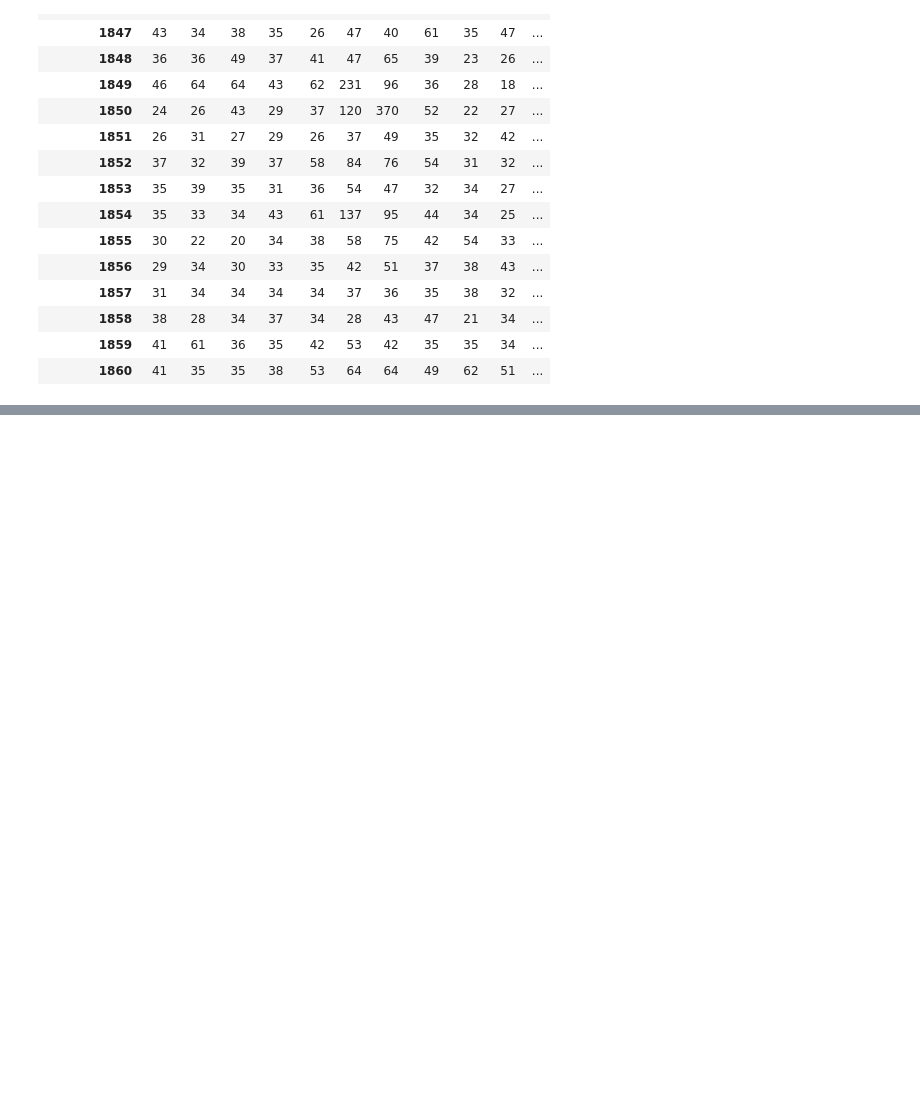
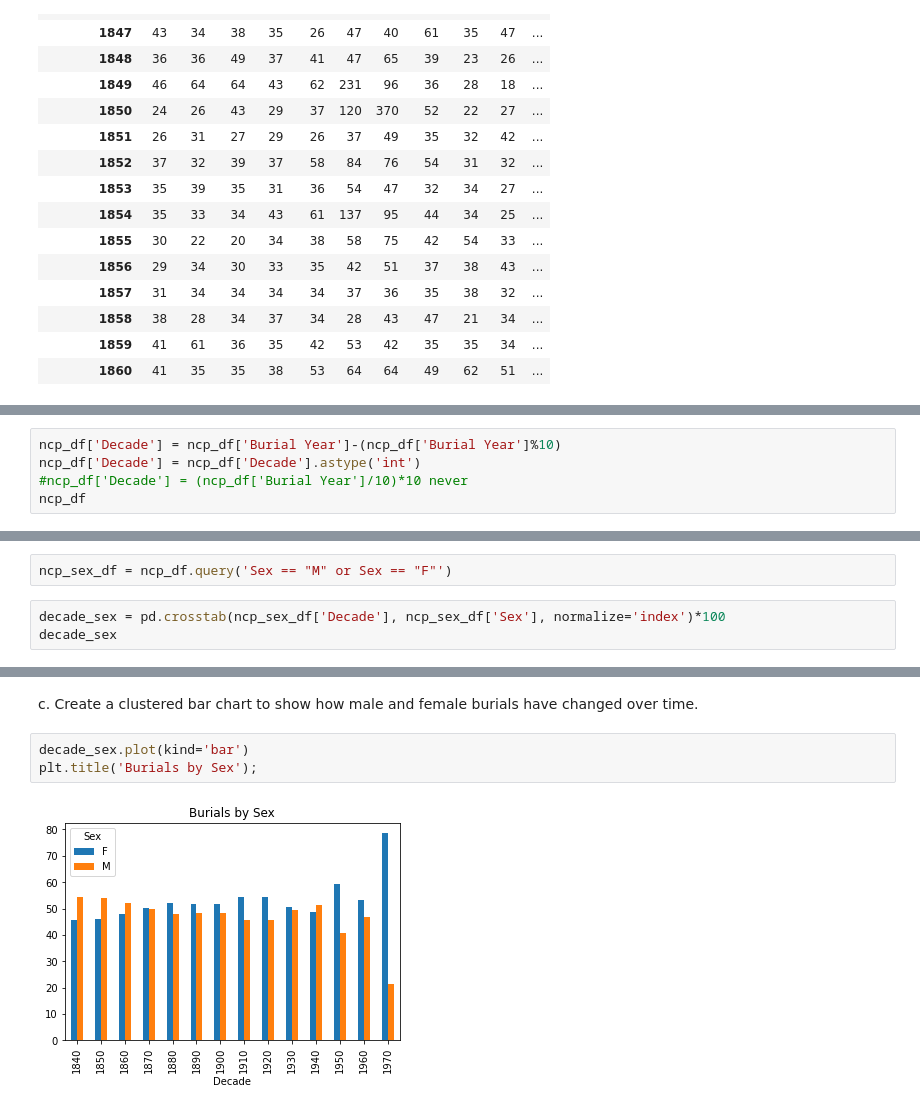
Before and after one commit to NSS-Data-Analytics-Cohort-10/advanced-pandas-t-white-21, a Jupyter notebook: notebook/nc_project.ipynb, the cells around one changed output, grey strips where cells are left out. Cells and saved outputs as stored; diff of their text form; blank space fills up the shorter version.

```diff
--- a/notebook/nc_project.ipynb
+++ b/notebook/nc_project.ipynb
@@ -204,0 +187,5 @@ ncp_df
+# %%
+ncp_df['Decade'] = ncp_df['Burial Year']-(ncp_df['Burial Year']%10)
+ncp_df['Decade'] = ncp_df['Decade'].astype('int')
+#ncp_df['Decade'] = (ncp_df['Burial Year']/10)*10 never
+ncp_df
@@ -204,0 +208,5 @@ ncp_df
+# %%
+ncp_sex_df = ncp_df.query('Sex == "M" or Sex == "F"')
+# %%
+decade_sex = pd.crosstab(ncp_sex_df['Decade'], ncp_sex_df['Sex'], normalize='index')*100
+decade_sex
@@ -204,0 +230,7 @@ ncp_df
+# %% [markdown]
+c. Create a clustered bar chart to show how male and female burials have changed over time.
+# %%
+decade_sex.plot(kind='bar')
+plt.title('Burials by Sex');
+# %% [output]
+[figure, added]
```
Also changed, not shown: parts of 19 cells of this notebook.
